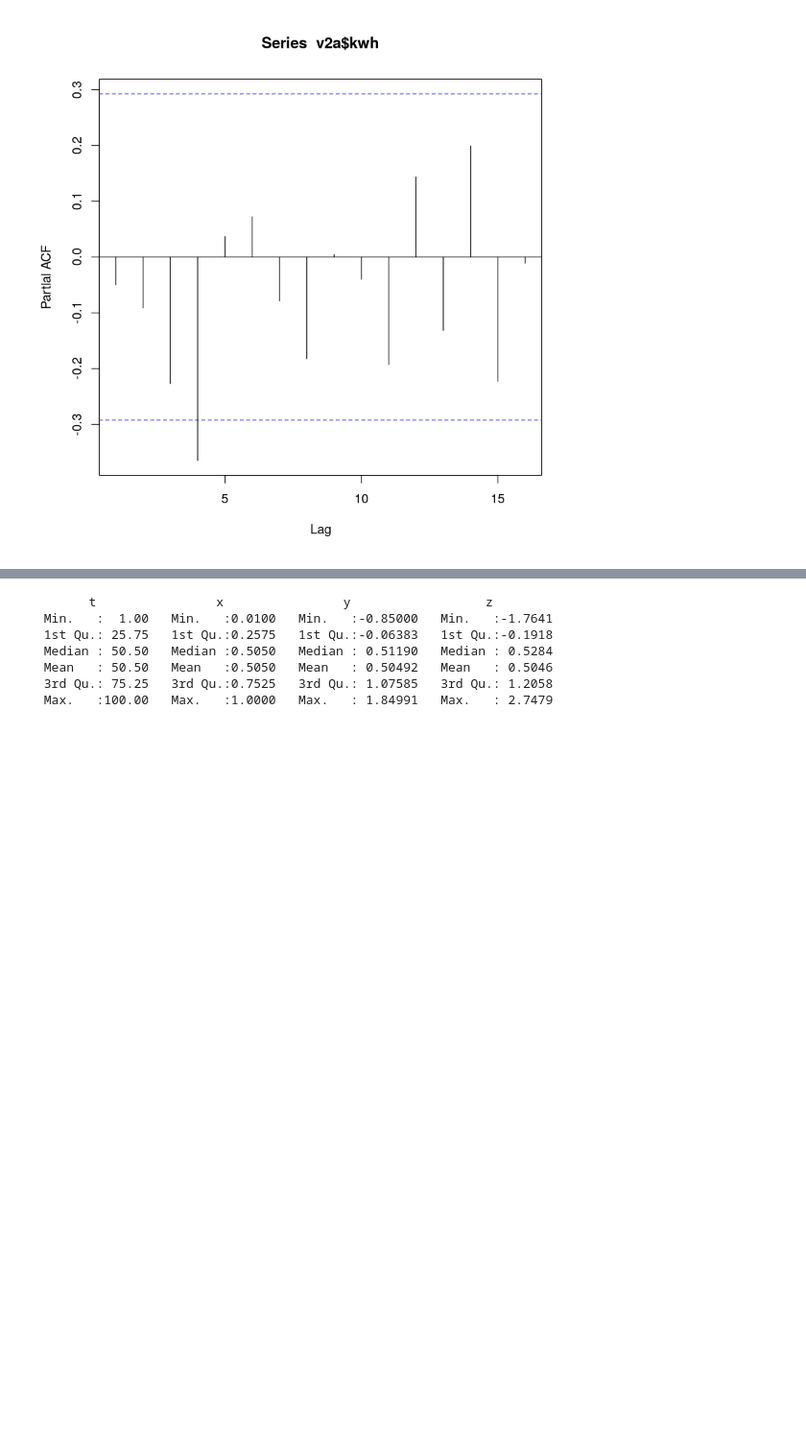
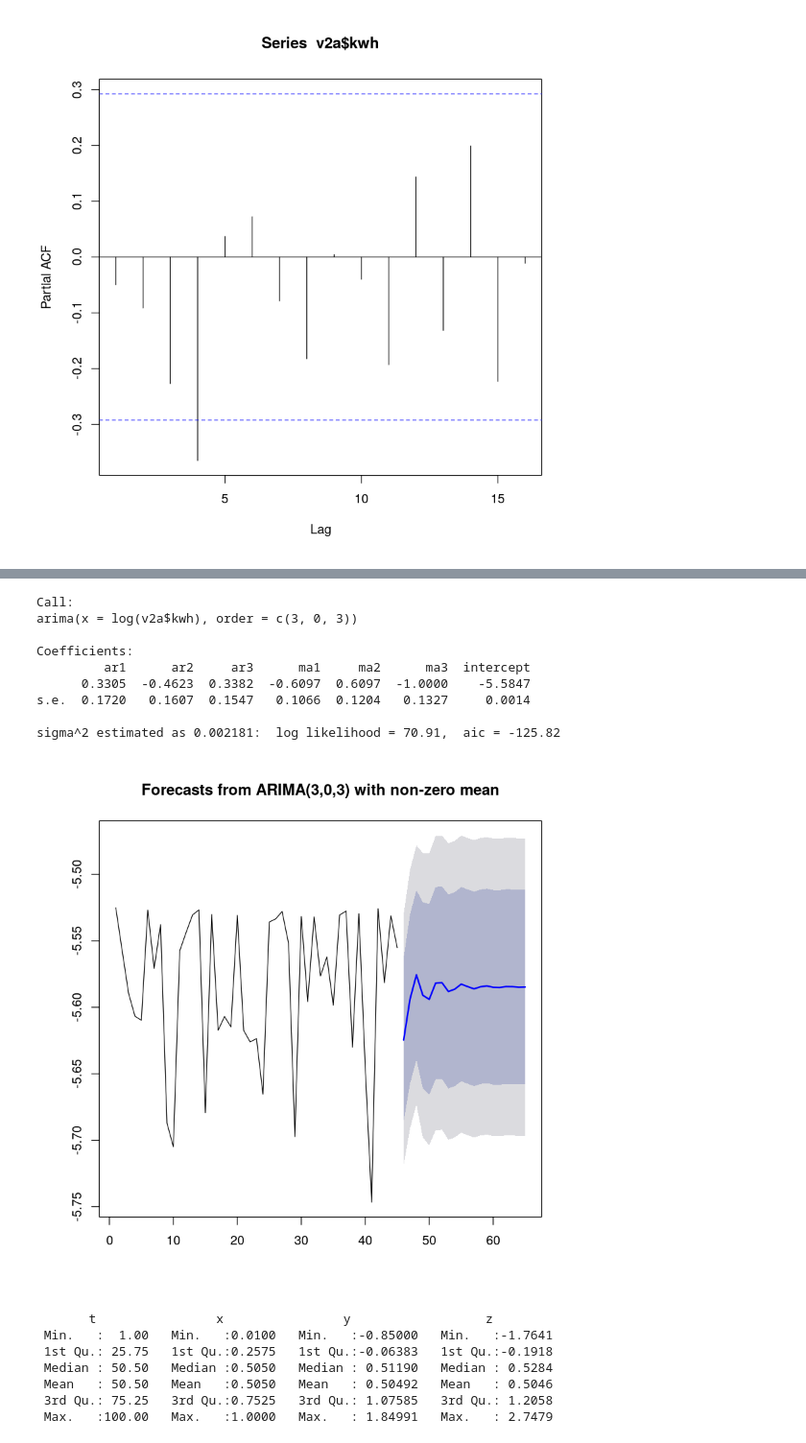
Before and after one commit to abramhindle/R-Timeseries-Tutorial, a Jupyter notebook: R-Timeseries-Tutorial.ipynb, the cells around one changed output, grey strips where cells are left out. Shown at 96% size. Drawn from its saved outputs; the diff is of its cells as text; code cells hidden in the pictures; blank space fills up the shorter version.

```diff
--- a/R-Timeseries-Tutorial.ipynb
+++ b/R-Timeseries-Tutorial.ipynb
@@ -199,3 +219,18 @@ pacf(v2a$kwh)
+# %%
+v21fit <- arima(log(v2a$kwh),order=c(3,0,3))
+v21fit
+plot(forecast(v21fit,h=20))
+# %% [output]
+Call:
+arima(x = log(v2a$kwh), order = c(3, 0, 3))
+
+Coefficients:
+         ar1      ar2     ar3      ma1     ma2      ma3  intercept
+      0.3305  -0.4623  0.3382  -0.6097  0.6097  -1.0000    -5.5847
+s.e.  0.1720   0.1607  0.1547   0.1066  0.1204   0.1327     0.0014
+
+sigma^2 estimated as 0.002181:  log likelihood = 70.91,  aic = -125.82
+[figure, added]
 # %%
 signal <- c()
 signal$t <- c(1:100)
```
Also changed, not shown: parts of 2 cells of this notebook.
